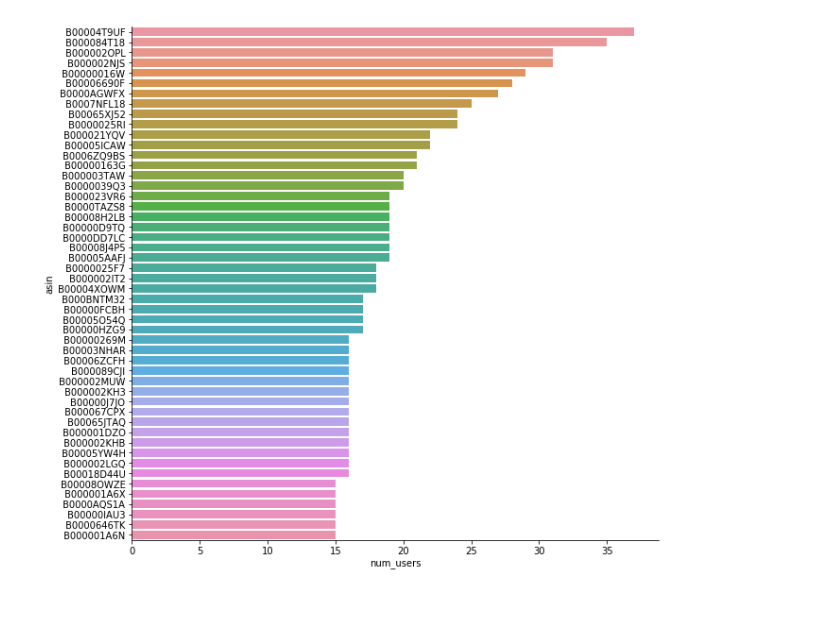
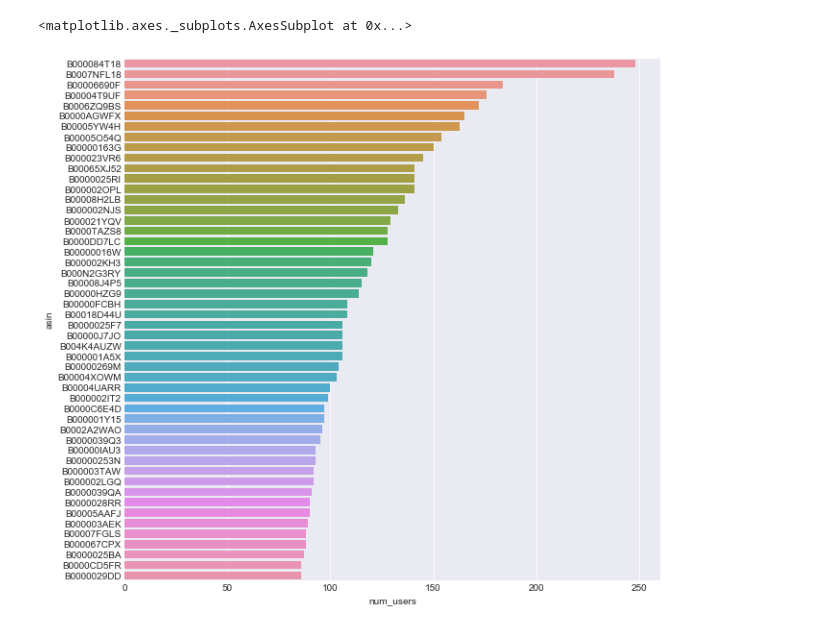
Before and after one commit to thebali/research2, a Jupyter notebook: code/graph-code/latentmodels-music.ipynb, the cells around one changed output. Saved outputs shown, nothing was run; the diff lists cells and outputs as text; code cells hidden in the pictures.

```diff
--- a/code/graph-code/latentmodels-music.ipynb
+++ b/code/graph-code/latentmodels-music.ipynb
@@ -10,7 +10,7 @@ import numpy as np
 import matplotlib.pyplot as plt
 import seaborn as sb
 # %%
-musicdata = "./dataset/amazon5core/digitalmusic/10ksample.csv"
+musicdata = "./dataset/amazon5core/digitalmusic/digitalmusic5core.csv"
 healthdata = "./dataset/amazon5core/healthcare/10ksample.csv"
 
 # loading data using gl
@@ -124,30 +109,34 @@ Data:
 # %%
 # coeff = model['coefficients']['reviewerID']['factors']
 
 # python method list
 methods = [method_name for method_name in dir(model) if callable(getattr(model, method_name))]
 # print(coeff)
 
 # print(model.summary)
 
 userPitem = model.get_num_users_per_item()
 itemPuser = model.get_num_items_per_user()
 
 userPitem = userPitem.to_dataframe()
 itemPuser = itemPuser.to_dataframe()
 
 # itemPuser = itemPuser.sort_values("num_items", ascending=False, kind='mergesort')
 userPitem = userPitem.sort_values("num_users", ascending=False, kind='mergesort')
 # print(itemPuser)
 
 # sb.barplot(userPitem['asin'], userPitem['num_users']) #Variable Plot
 
 plt.figure(figsize=(10,10))
 # sb.barplot(y='reviewerID', x='num_items', data=itemPuser.head(50))
+
+# userPitem.head(50)
+
+sb.set_style('darkgrid')
 sb.barplot(y='asin', x='num_users', data=userPitem.head(50))
-sb.despine()
 # %% [output]
+<matplotlib.axes._subplots.AxesSubplot at 0x...>
-[figure, old version]
+[figure, new version]
 # %%
 # using topic modelling
 
```
Also changed, not shown: parts of 5 cells of this notebook, 57 other files.
